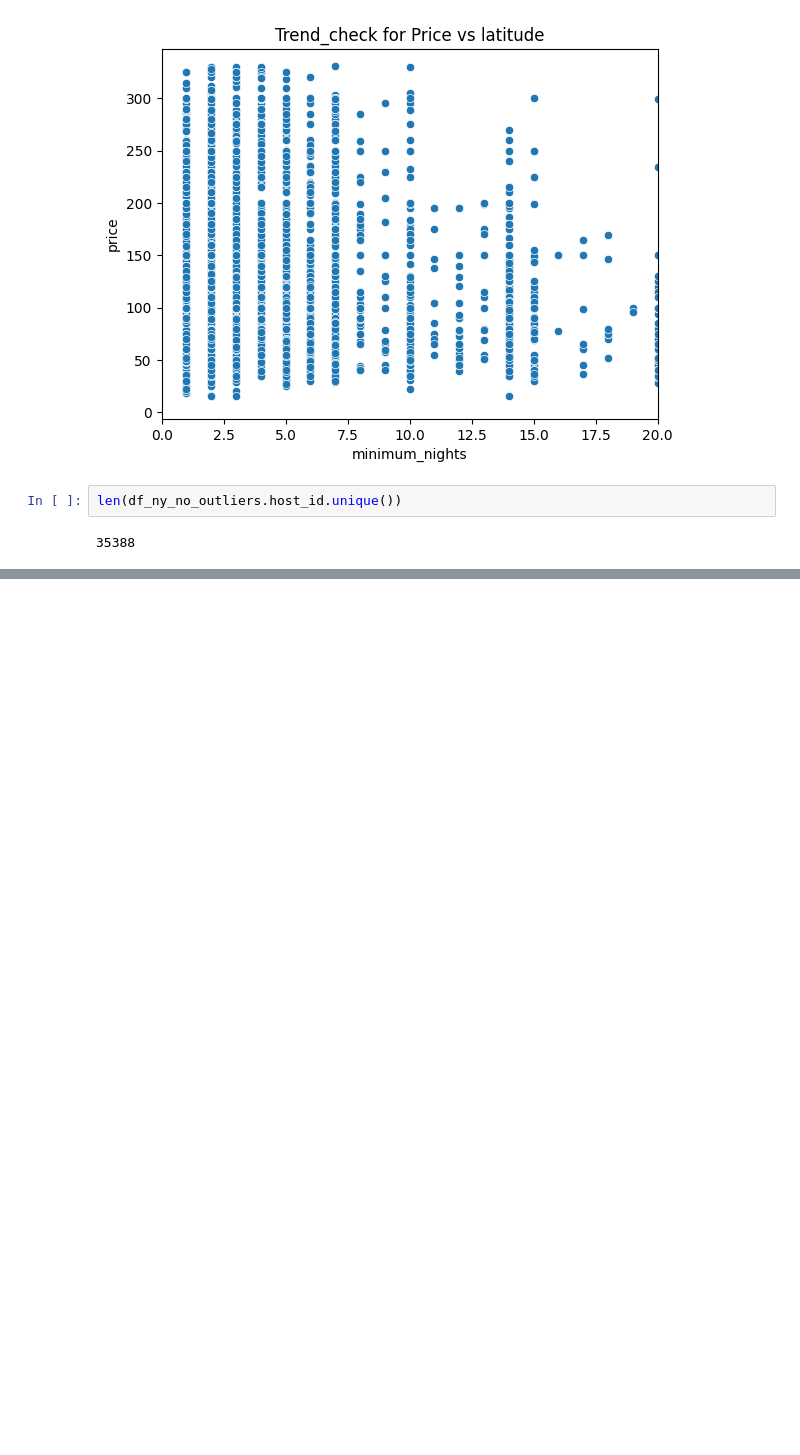
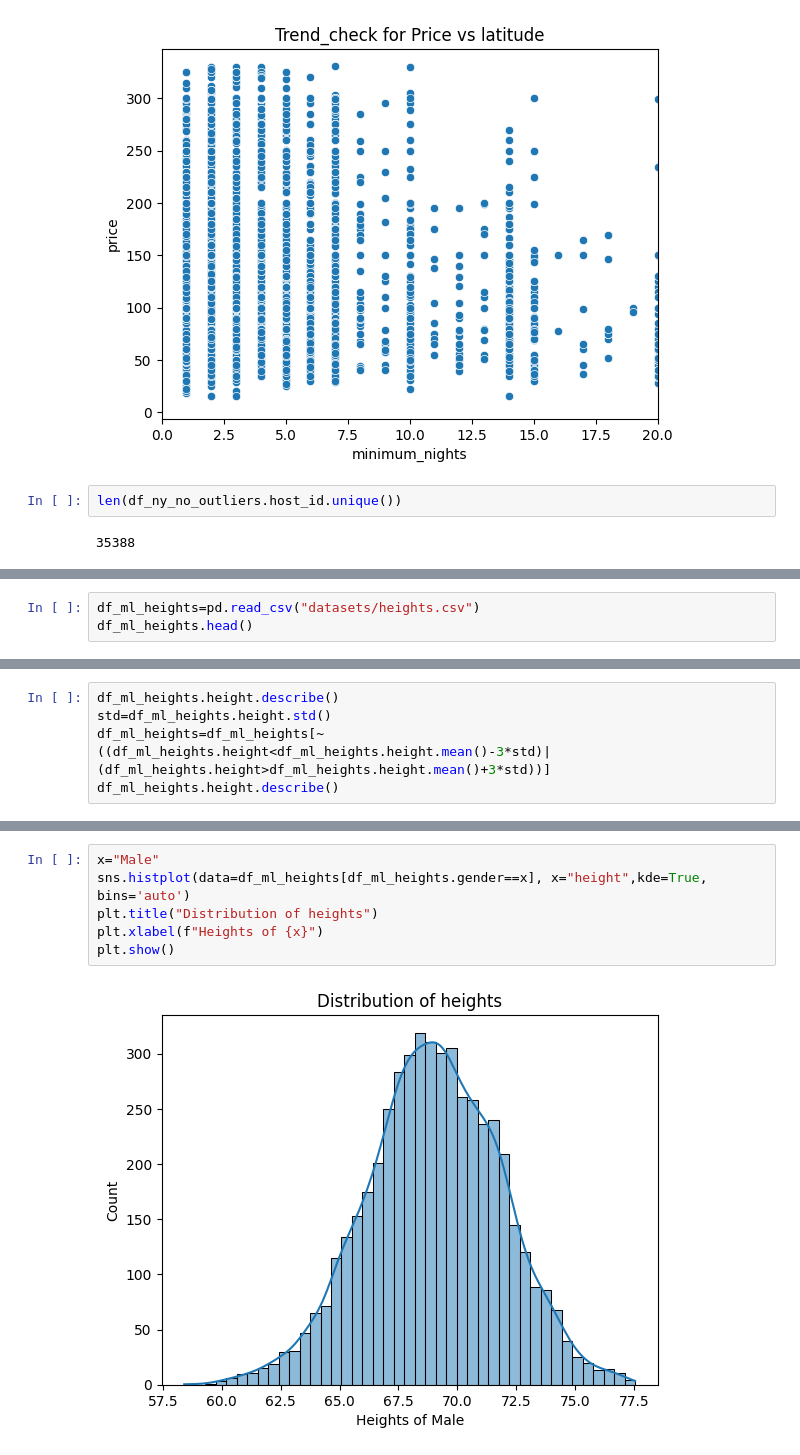
Before and after one commit to Ayomide906/test, a Jupyter notebook: Data_analysis_pandas/maths_stats.ipynb, the cells around one changed output, grey strips where cells are left out. Cells and saved outputs as stored; diff of their text form; blank space fills up the shorter version.

```diff
--- a/Data_analysis_pandas/maths_stats.ipynb
+++ b/Data_analysis_pandas/maths_stats.ipynb
@@ -138,0 +141,3 @@ len(df_ny_no_outliers.host_id.unique())
+# %%
+df_ml_heights=pd.read_csv("datasets/heights.csv")
+df_ml_heights.head()
@@ -138,0 +151,5 @@ len(df_ny_no_outliers.host_id.unique())
+# %%
+df_ml_heights.height.describe()
+std=df_ml_heights.height.std()
+df_ml_heights=df_ml_heights[~((df_ml_heights.height<df_ml_heights.height.mean()-3*std)|(df_ml_heights.height>df_ml_heights.height.mean()+3*std))]
+df_ml_heights.height.describe()
@@ -138,0 +166,8 @@ len(df_ny_no_outliers.host_id.unique())
+# %%
+x="Male"
+sns.histplot(data=df_ml_heights[df_ml_heights.gender==x], x="height",kde=True, bins='auto')
+plt.title("Distribution of heights")
+plt.xlabel(f"Heights of {x}")
+plt.show()
+# %% [output]
+[figure, added]
```
Also changed, not shown: parts of 4 cells of this notebook, 1 other file.
